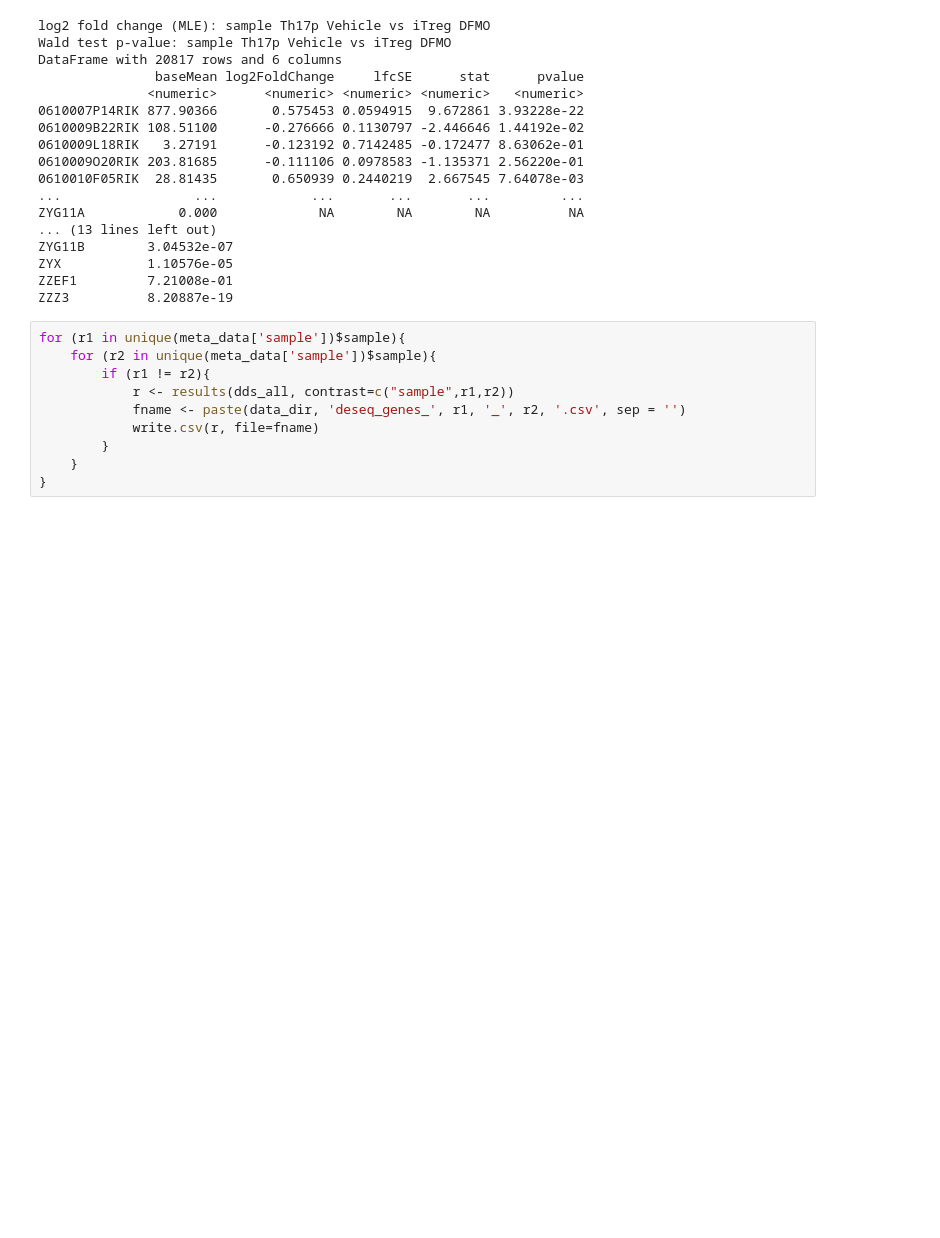
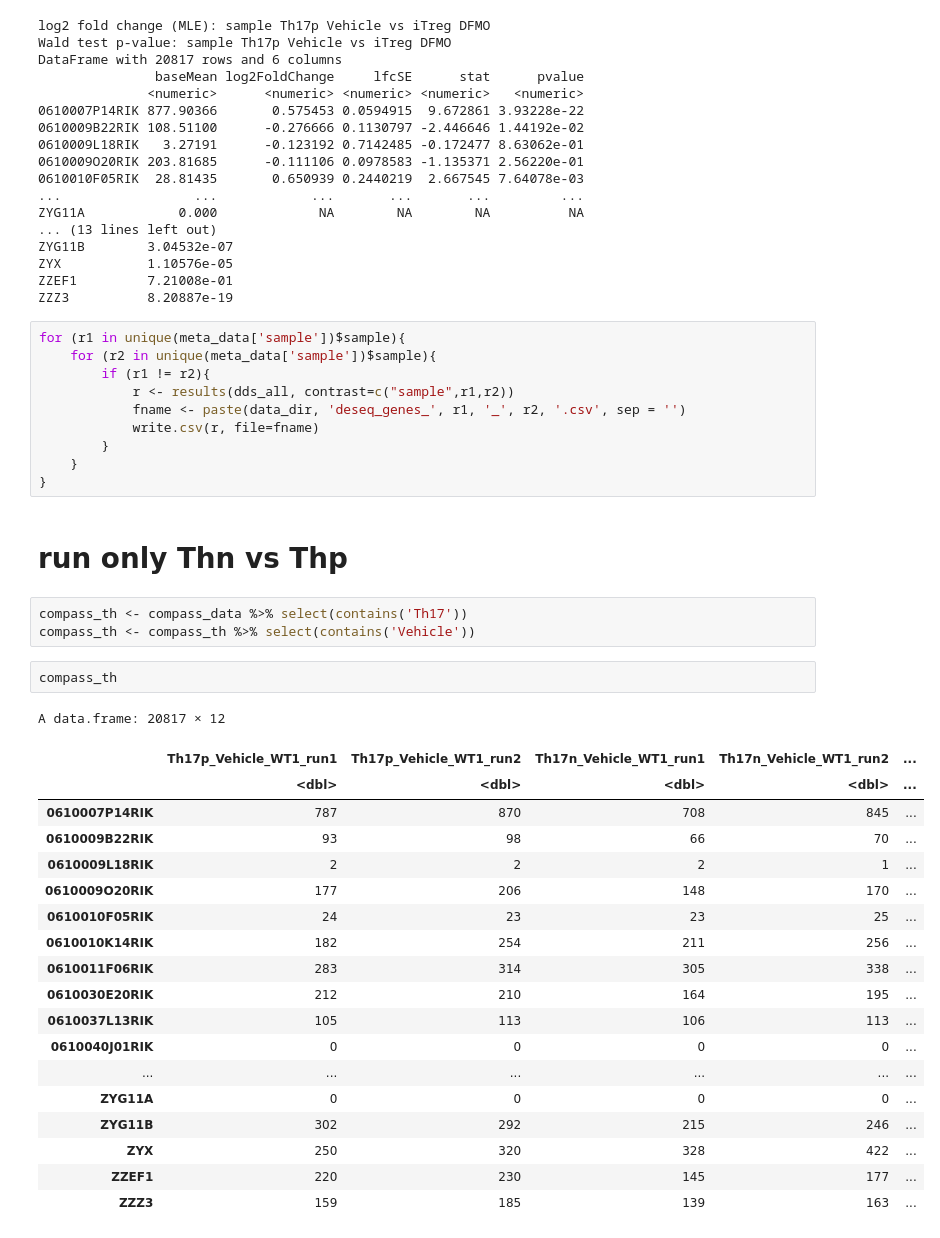
Before and after one commit to z2e2/metabolic_analysis, a Jupyter notebook: compass_differential_genes.ipynb, the cells around one changed output. Saved outputs shown, nothing was run; the diff lists cells and outputs as text; blank space fills up the shorter version.

```diff
--- a/compass_differential_genes.ipynb
+++ b/compass_differential_genes.ipynb
@@ -201,3 +250,30 @@ for (r1 in unique(meta_data['sample'])$sample){
         }
     }
 }
+# %% [markdown]
+# run only Thn vs Thp
+# %%
+compass_th <- compass_data %>% select(contains('Th17'))
+compass_th <- compass_th %>% select(contains('Vehicle'))
+# %%
+compass_th
+# %% [output]
+A data.frame: 20817 × 12
+|  | Th17p_Vehicle_WT1_run1 | Th17p_Vehicle_WT1_run2 | Th17n_Vehicle_WT1_run1 | Th17n_Vehicle_WT1_run2 | ... |
+|  | <dbl> | <dbl> | <dbl> | <dbl> | ... |
+| 0610007P14RIK | 787 | 870 | 708 | 845 | ... |
+| 0610009B22RIK | 93 | 98 | 66 | 70 | ... |
+| 0610009L18RIK | 2 | 2 | 2 | 1 | ... |
+| 0610009O20RIK | 177 | 206 | 148 | 170 | ... |
+| 0610010F05RIK | 24 | 23 | 23 | 25 | ... |
+| 0610010K14RIK | 182 | 254 | 211 | 256 | ... |
+| 0610011F06RIK | 283 | 314 | 305 | 338 | ... |
+| 0610030E20RIK | 212 | 210 | 164 | 195 | ... |
+| 0610037L13RIK | 105 | 113 | 106 | 113 | ... |
+| 0610040J01RIK | 0 | 0 | 0 | 0 | ... |
+| ... | ... | ... | ... | ... | ... |
+| ZYG11A | 0 | 0 | 0 | 0 | ... |
+| ZYG11B | 302 | 292 | 215 | 246 | ... |
+| ZYX | 250 | 320 | 328 | 422 | ... |
+| ZZEF1 | 220 | 230 | 145 | 177 | ... |
+| ZZZ3 | 159 | 185 | 139 | 163 | ... |
```
Also changed, not shown: parts of 26 cells of this notebook, 5 other files.
